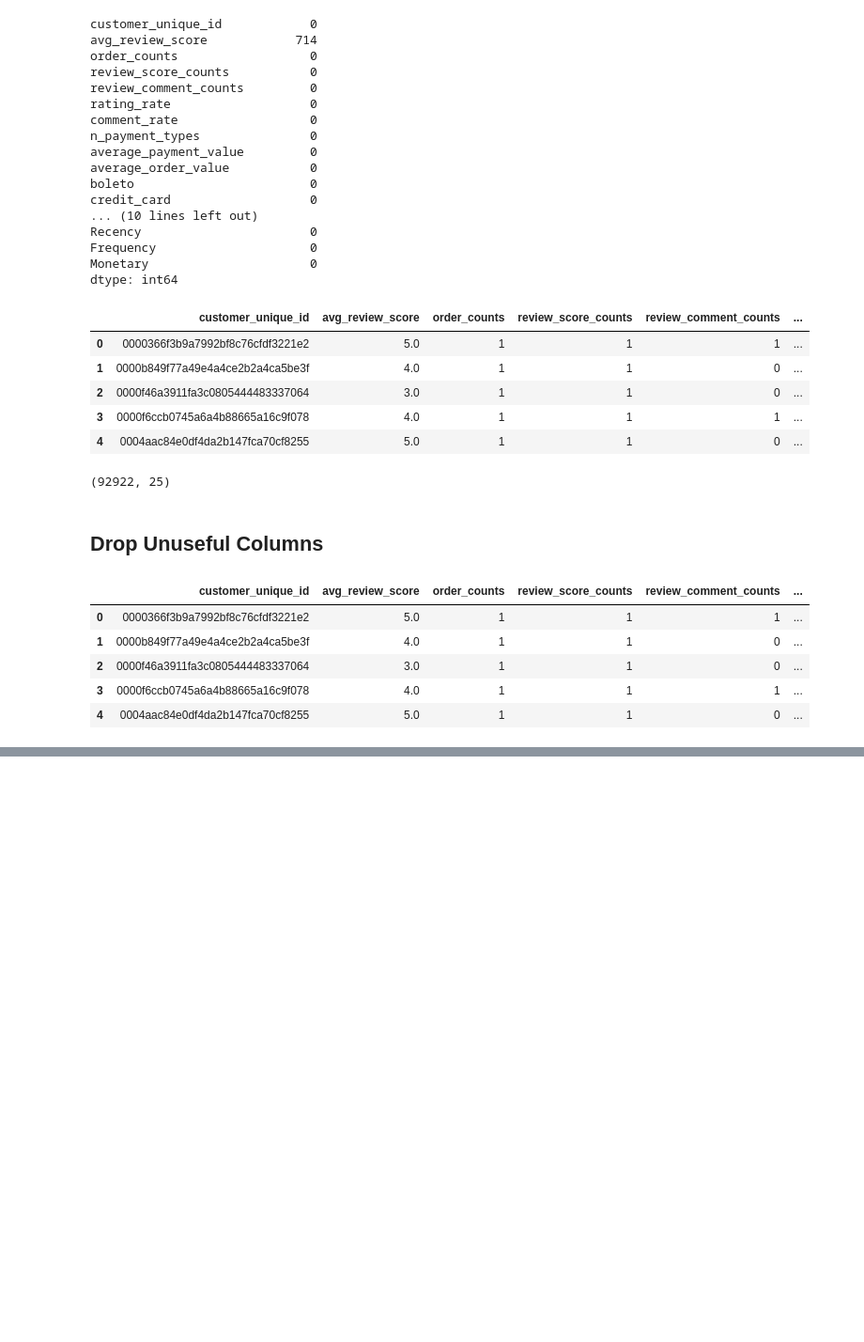
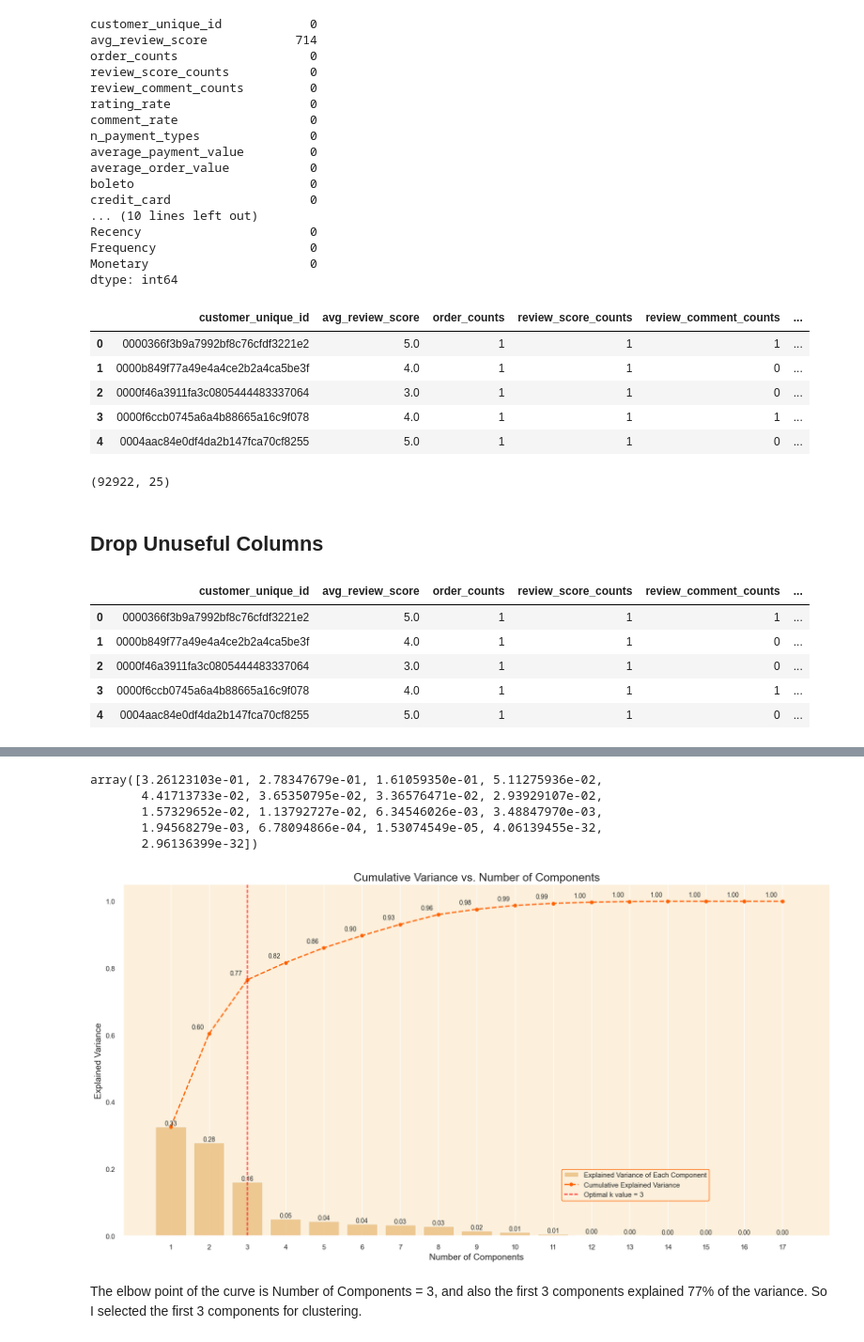
Before and after one commit to CherryLIUxj/Customer-Analysis-Based-On-Olist, a Jupyter notebook: SI618_projectIII.ipynb, the cells around one changed output, grey strips where cells are left out. Shown at 94% size. Drawn from its saved outputs; the diff is of its cells as text; code cells hidden in the pictures; blank space fills up the shorter version.

```diff
--- a/SI618_projectIII.ipynb
+++ b/SI618_projectIII.ipynb
@@ -227,0 +479,71 @@ customer_agg.drop(columns=['average_order_value', 'not_defined', 'Missing'], inp
+# %%
+customer_scaled.set_index('customer_unique_id', inplace=True)
+# %%
+customer_scaled_selected = customer_scaled[['avg_review_score', 'rating_rate', 'comment_rate', 'n_payment_types',
+                                            'boleto', 'credit_card','debit_card', 'voucher',
+                                            'Beauty & Fashion', 'Electronics','Home & Living', 'Leisure & Entertainment', 'Tools',
+                                            'Recency_log', 'Frequency', 'Monetary_log','average_payment_value_log']]
+# %%
+pca = PCA().fit(customer_scaled_selected)
+
+# Calculate the Cumulative Sum of the Explained Variance
+explained_variance_ratio = pca.explained_variance_ratio_
+cumulative_explained_variance = np.cumsum(explained_variance_ratio)
+# %%
+explained_variance_ratio
+# %% [output]
+array([3.26123103e-01, 2.78347679e-01, 1.61059350e-01, 5.11275936e-02,
+       4.41713733e-02, 3.65350795e-02, 3.36576471e-02, 2.93929107e-02,
+       1.57329652e-02, 1.13792727e-02, 6.34546026e-03, 3.48847970e-03,
+       1.94568279e-03, 6.78094866e-04, 1.53074549e-05, 4.06139455e-32,
+       2.96136399e-32])
+# %%
+optimal_k = 3
+
+# Set seaborn plot style
+sns.set(rc={'axes.facecolor': '#fcf0dc'}, style='darkgrid')
+
+# Plot the cumulative explained variance against the number of components
+plt.figure(figsize=(20, 10))
+
+# Bar chart for the explained variance of each component
+barplot = sns.barplot(x=list(range(1, len(cumulative_explained_variance) + 1)),
+                      y=explained_variance_ratio,
+                      color='#fcc36d',
+                      alpha=0.8)
+
+# Line plot for the cumulative explained variance
+lineplot, = plt.plot(range(0, len(cumulative_explained_variance)), cumulative_explained_variance,
+                     marker='o', linestyle='--', color='#ff6200', linewidth=2)
+
+# Plot optimal k value line
+optimal_k_line = plt.axvline(optimal_k - 1, color='red', linestyle='--', label=f'Optimal k value = {optimal_k}')
+
+# Set labels and title
+plt.xlabel('Number of Components', fontsize=14)
+plt.ylabel('Explained Variance', fontsize=14)
+plt.title('Cumulative Variance vs. Number of Components', fontsize=18)
+
+# Customize ticks and legend
+plt.xticks(range(0, len(cumulative_explained_variance)))
+plt.legend(handles=[barplot.patches[0], lineplot, optimal_k_line],
+           labels=['Explained Variance of Each Component', 'Cumulative Explained Variance', f'Optimal k value = {optimal_k}'],
+           loc=(0.62, 0.1),
+           frameon=True,
+           framealpha=1.0,
+           edgecolor='#ff6200')
+
+# Display the variance values for both graphs on the plots
+x_offset = -0.3
+y_offset = 0.01
+for i, (ev_ratio, cum_ev_ratio) in enumerate(zip(explained_variance_ratio, cumulative_explained_variance)):
+    plt.text(i, ev_ratio, f"{ev_ratio:.2f}", ha="center", va="bottom", fontsize=10)
+    if i > 0:
+        plt.text(i + x_offset, cum_ev_ratio + y_offset, f"{cum_ev_ratio:.2f}", ha="center", va="bottom", fontsize=10)
+
+plt.grid(axis='both')
+plt.show()
+# %% [output]
+[figure, added]
+# %% [markdown]
+The elbow point of the curve is Number of Components = 3, and also the first 3 components explained 77% of the variance. So I selected the first 3 components for clustering.
```
Also changed, not shown: parts of 107 cells of this notebook, 4 other files.
